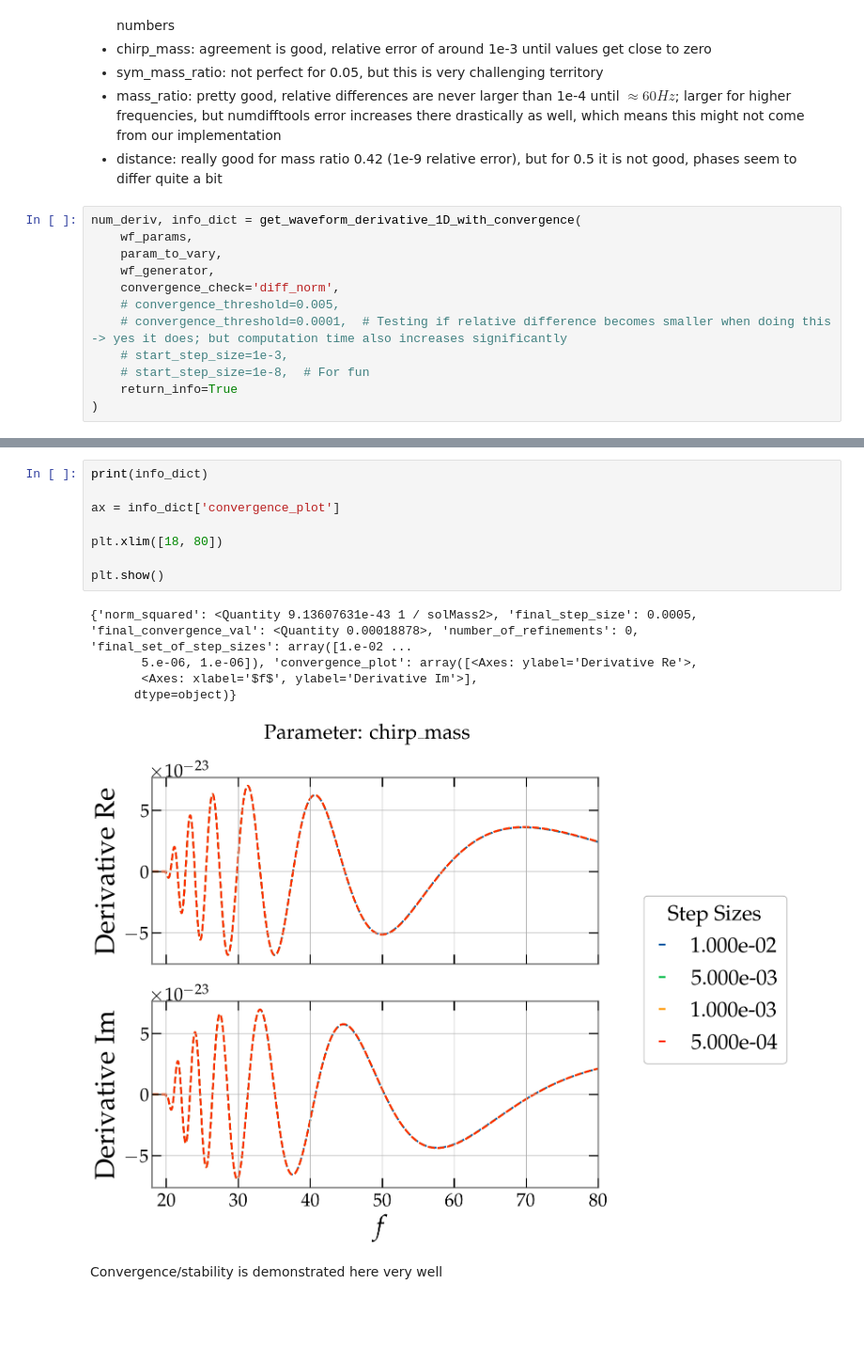
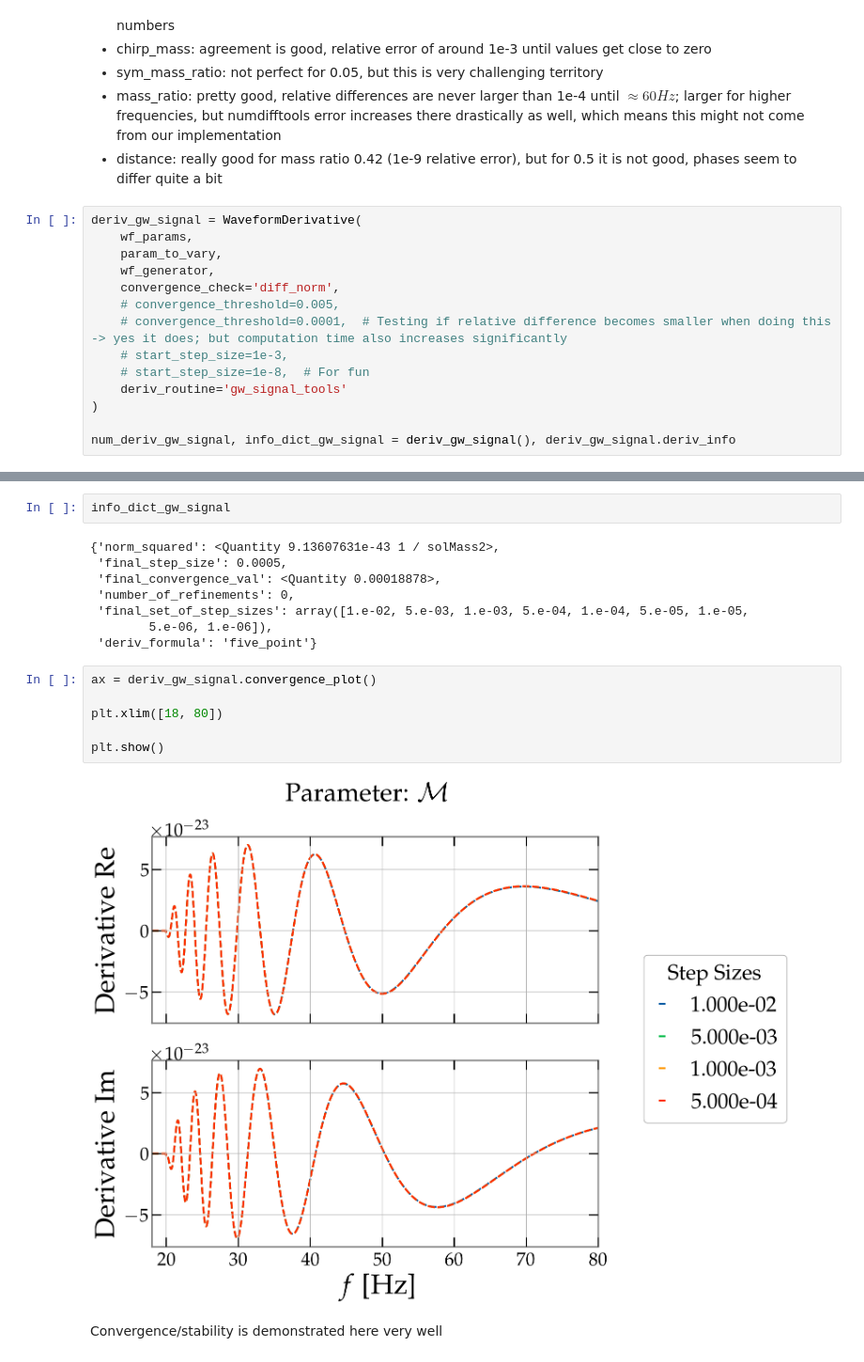
Before and after one commit to MaxMelching/gw-signal-tools, a Jupyter notebook: docs/tutorials/derivative_tests.ipynb, the cells around one changed output, grey strips where cells are left out. Shown at 94% size. Cells and saved outputs as stored; diff of their text form; blank space fills up the shorter version.

```diff
--- a/docs/tutorials/derivative_tests.ipynb
+++ b/docs/tutorials/derivative_tests.ipynb
@@ -83,7 +78,7 @@ param_to_vary = 'chirp_mass'
 * mass_ratio: pretty good, relative differences are never larger than 1e-4 until $\approx 60 Hz$; larger for higher frequencies, but numdifftools error increases there drastically as well, which means this might not come from our implementation
 * distance: really good for mass ratio 0.42 (1e-9 relative error), but for 0.5 it is not good, phases seem to differ quite a bit
 # %%
-num_deriv, info_dict = get_waveform_derivative_1D_with_convergence(
+deriv_gw_signal = WaveformDerivative(
     wf_params,
     param_to_vary,
     wf_generator,
@@ -92,8 +87,10 @@ num_deriv, info_dict = get_waveform_derivative_1D_with_convergence(
     # convergence_threshold=0.0001,  # Testing if relative difference becomes smaller when doing this -> yes it does; but computation time also increases significantly
     # start_step_size=1e-3,
     # start_step_size=1e-8,  # For fun
-    return_info=True
+    deriv_routine='gw_signal_tools'
 )
+
+num_deriv_gw_signal, info_dict_gw_signal = deriv_gw_signal(), deriv_gw_signal.deriv_info
 # %% [output]
 XLAL Warning - XLALSimInspiralWaveformParamsLookupMass1 (LALSimInspiralWaveformParams.c:490): This code is currently UNREVIEWED, use with caution!
 XLAL Warning - XLALSimInspiralCheckDeterminationOfMasses (LALSimInspiralWaveformParams.c:87): This code is currently UNREVIEWED, use with caution!
@@ -112,19 +109,23 @@ XLAL Warning - XLALSimInspiralWaveformParamsLookupMass2 (LALSimInspiralWaveformP
 XLAL Warning - XLALSimInspiralCheckDeterminationOfMasses (LALSimInspiralWaveformParams.c:87): This code is currently UNREVIEWED, use with caution!
 XLAL Warning - XLALSimInspiralWaveformParamsLookupChirpMass (LALSimInspiralWaveformParams.c:887): This code is currently UNREVIEWED, use with caution!
 XLAL Warning - XLALSimInspiralWaveformParamsLookupMassRatio (LALSimInspiralWaveformParams.c:851): This code is currently UNREVIEWED, use with caution!
+# %%
+info_dict_gw_signal
+# %% [output]
+{'norm_squared': <Quantity 9.13607631e-43 1 / solMass2>,
+ 'final_step_size': 0.0005,
+ 'final_convergence_val': <Quantity 0.00018878>,
+ 'number_of_refinements': 0,
+ 'final_set_of_step_sizes': array([1.e-02, 5.e-03, 1.e-03, 5.e-04, 1.e-04, 5.e-05, 1.e-05,
+        5.e-06, 1.e-06]),
+ 'deriv_formula': 'five_point'}
 # %%
-print(info_dict)
-
-ax = info_dict['convergence_plot']
+ax = deriv_gw_signal.convergence_plot()
 
 plt.xlim([18, 80])
 
 plt.show()
 # %% [output]
-{'norm_squared': <Quantity 9.13607631e-43 1 / solMass2>, 'final_step_size': 0.0005, 'final_convergence_val': <Quantity 0.00018878>, 'number_of_refinements': 0, 'final_set_of_step_sizes': array([1.e-02 ...
-       5.e-06, 1.e-06]), 'convergence_plot': array([<Axes: ylabel='Derivative Re'>,
-       <Axes: xlabel='$f$', ylabel='Derivative Im'>],
-      dtype=object)}
-[figure, old version]
+[figure, new version]
 # %% [markdown]
 Convergence/stability is demonstrated here very well
```
Also changed, not shown: parts of 24 cells of this notebook, 2 other files.
